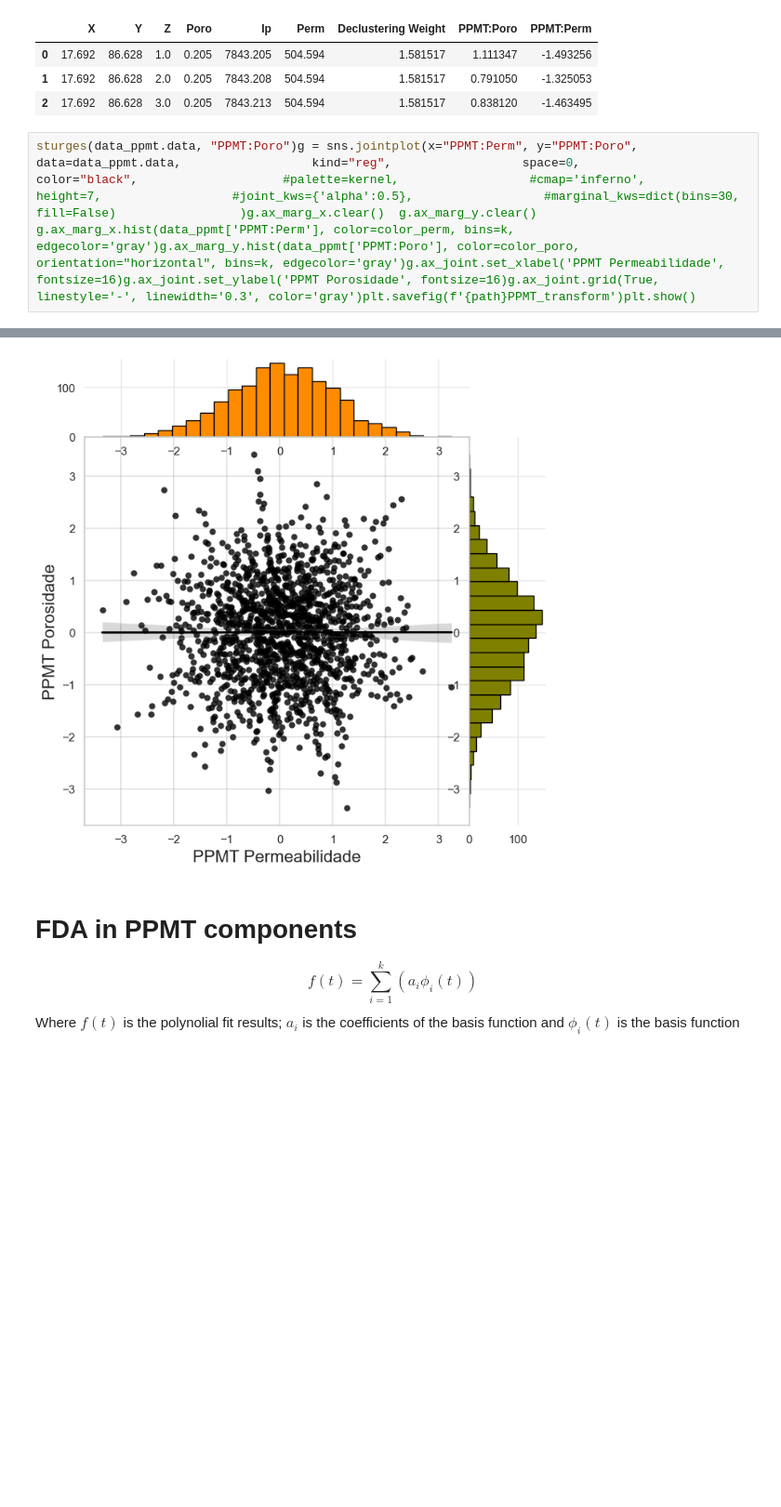
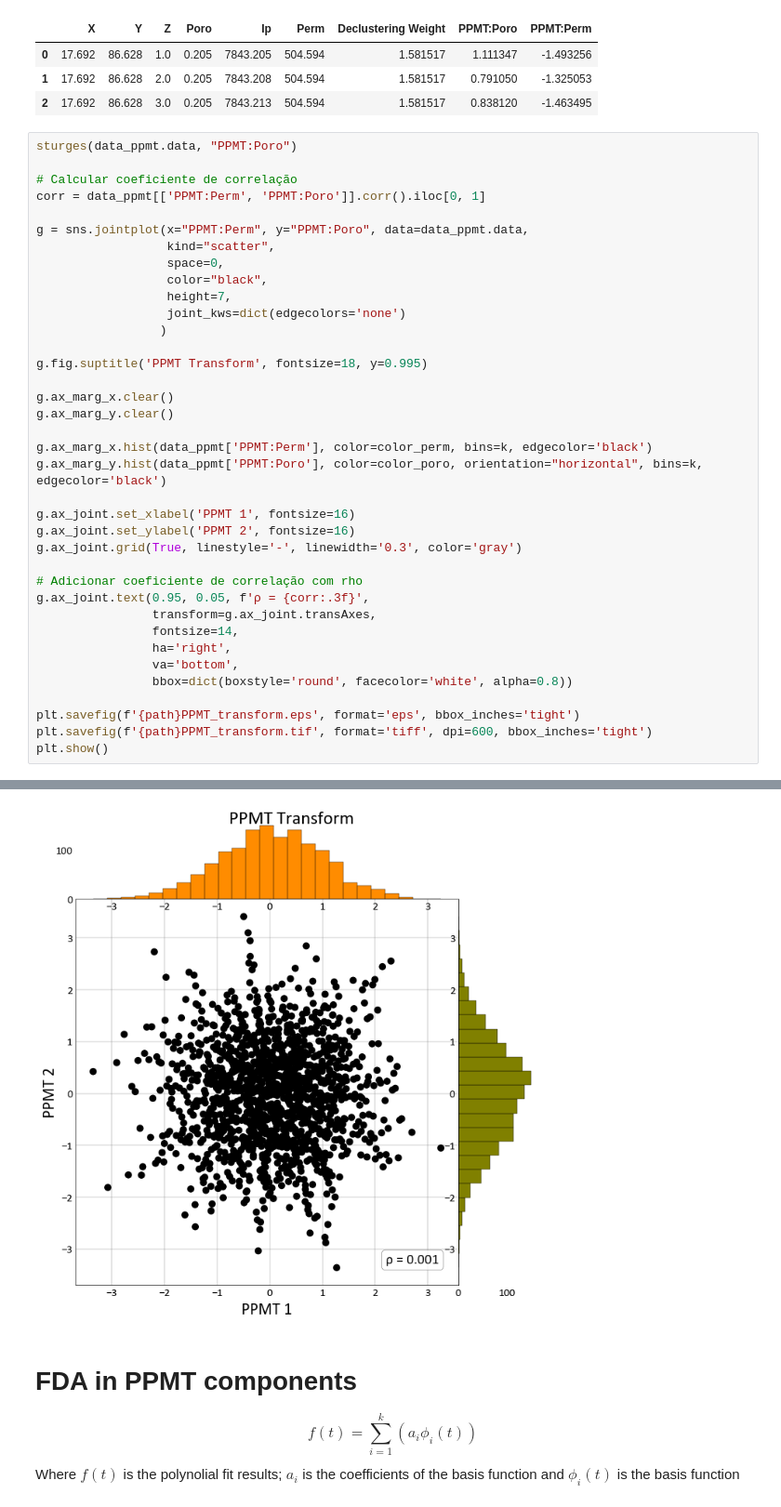
Before and after one commit to dm-bsilveira/PPMT-FDS-SGS, a Jupyter notebook: PPMT-FDA-SGS.ipynb, the cells around one changed output, grey strips where cells are left out. Shown at 93% size. Drawn from its saved outputs; the diff is of its cells as text; blank space fills up the shorter version.

```diff
--- a/PPMT-FDA-SGS.ipynb
+++ b/PPMT-FDA-SGS.ipynb
@@ -335,5 +335,40 @@ data_ppmt.data.head(3)
 | 1 | 17.692 | 86.628 | 2.0 | 0.205 | 7843.208 | 504.594 | 1.581517 | 0.791050 | -1.325053 |
 | 2 | 17.692 | 86.628 | 3.0 | 0.205 | 7843.213 | 504.594 | 1.581517 | 0.838120 | -1.463495 |
 # %%
-sturges(data_ppmt.data, "PPMT:Poro")g = sns.jointplot(x="PPMT:Perm", y="PPMT:Poro", data=data_ppmt.data,                  kind="reg",                  space=0,                  color="black",                    #palette=kernel,                  #cmap='inferno',                  height=7,                  #joint_kws={'alpha':0.5},                  #marginal_kws=dict(bins=30, fill=False)                 )g.ax_marg_x.clear()  g.ax_marg_y.clear()  g.ax_marg_x.hist(data_ppmt['PPMT:Perm'], color=color_perm, bins=k, edgecolor='gray')g.ax_marg_y.hist(data_ppmt['PPMT:Poro'], color=color_poro, orientation="horizontal", bins=k, edgecolor='gray')g.ax_joint.set_xlabel('PPMT Permeabilidade', fontsize=16)g.ax_joint.set_ylabel('PPMT Porosidade', fontsize=16)g.ax_joint.grid(True, linestyle='-', linewidth='0.3', color='gray')plt.savefig(f'{path}PPMT_transform')plt.show()
+sturges(data_ppmt.data, "PPMT:Poro")
+
+# Calcular coeficiente de correlação
+corr = data_ppmt[['PPMT:Perm', 'PPMT:Poro']].corr().iloc[0, 1]
+
+g = sns.jointplot(x="PPMT:Perm", y="PPMT:Poro", data=data_ppmt.data,
+                  kind="scatter",
+                  space=0,
+                  color="black",
+                  height=7,
+                  joint_kws=dict(edgecolors='none')
+                 )
+
+g.fig.suptitle('PPMT Transform', fontsize=18, y=0.995)
+
+g.ax_marg_x.clear()
+g.ax_marg_y.clear()
+
+g.ax_marg_x.hist(data_ppmt['PPMT:Perm'], color=color_perm, bins=k, edgecolor='black')
+g.ax_marg_y.hist(data_ppmt['PPMT:Poro'], color=color_poro, orientation="horizontal", bins=k, edgecolor='black')
+
+g.ax_joint.set_xlabel('PPMT 1', fontsize=16)
+g.ax_joint.set_ylabel('PPMT 2', fontsize=16)
+g.ax_joint.grid(True, linestyle='-', linewidth='0.3', color='gray')
+
+# Adicionar coeficiente de correlação com rho
+g.ax_joint.text(0.95, 0.05, f'ρ = {corr:.3f}',
+                transform=g.ax_joint.transAxes,
+                fontsize=14,
+                ha='right',
+                va='bottom',
+                bbox=dict(boxstyle='round', facecolor='white', alpha=0.8))
+
+plt.savefig(f'{path}PPMT_transform.eps', format='eps', bbox_inches='tight')
+plt.savefig(f'{path}PPMT_transform.tif', format='tiff', dpi=600, bbox_inches='tight')
+plt.show()
 # %% [output]
@@ -340,4 +376,4 @@ sturges(data_ppmt.data, "PPMT:Poro")g = sns.jointplot(x="PPMT:Perm", y="PPMT:Por
-[figure, old version]
+[figure, new version]
 # %% [markdown]
 # FDA in PPMT components
 \begin{equation}
```
Also changed, not shown: parts of 42 cells of this notebook.
